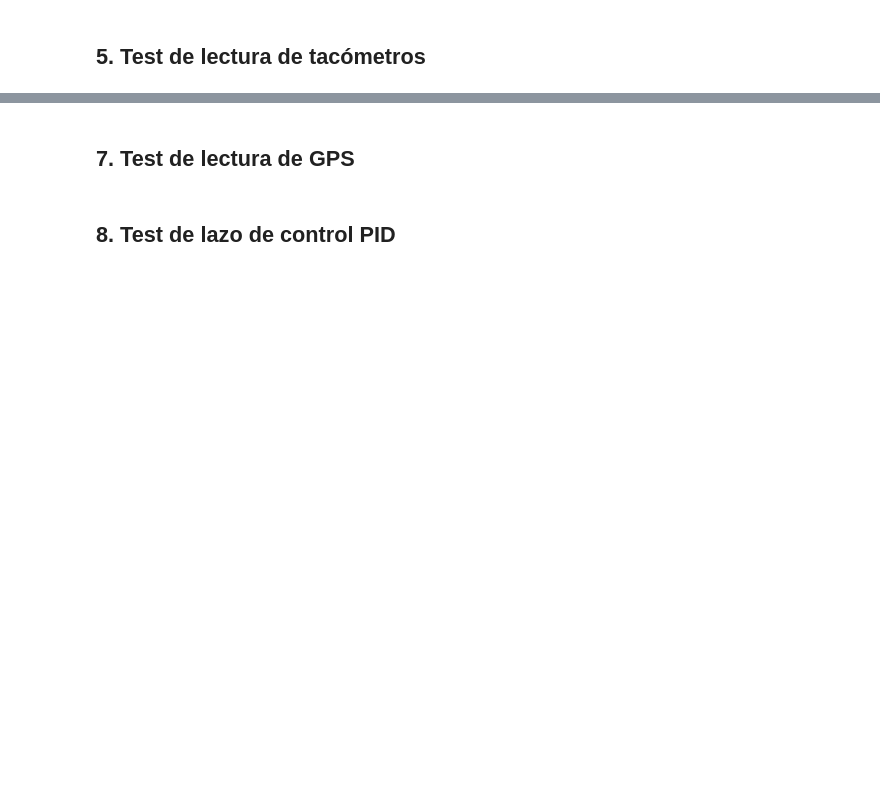
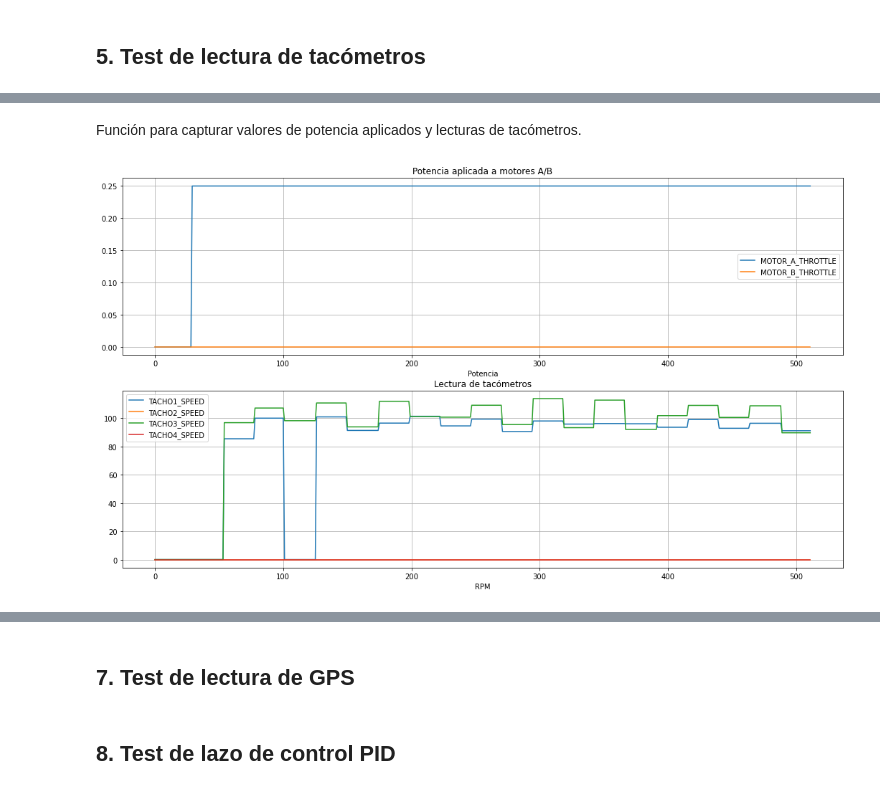
Before and after one commit to nhorro/ceai2020, a Jupyter notebook: intro_se/workspace/rover_groundcontrol/RoverBasicBenchTest.ipynb, the cells around one changed output, grey strips where cells are left out. Drawn from its saved outputs; the diff is of its cells as text; code cells hidden in the pictures; blank space fills up the shorter version.

```diff
--- a/intro_se/workspace/rover_groundcontrol/RoverBasicBenchTest.ipynb
+++ b/intro_se/workspace/rover_groundcontrol/RoverBasicBenchTest.ipynb
@@ -242,0 +269,42 @@ Reporte desconocido: Recibido: 50 4B 54 21 20 83 79 00 03 00 00 00 00 00 00 00 0
+# %%
+rover.set_motor_throttles([0, 0], RoverClient.MOTOR_A | RoverClient.MOTOR_B )
+# %% [markdown]
+Función para capturar valores de potencia aplicados y lecturas de tacómetros.
+# %%
+def capture_and_plot_tachometer_tmy(samples = 512,interval=0.01):
+    tmy_readings = []
+    for i in range(samples):
+        tmy_readings.append( np.array([ i,
+            rover.TMY_PARAM_MOTOR_A_THROTTLE, rover.TMY_PARAM_MOTOR_B_THROTTLE,
+            rover.TMY_PARAM_TACHO1_SPEED,
+            rover.TMY_PARAM_TACHO2_SPEED,
+            rover.TMY_PARAM_TACHO3_SPEED,
+            rover.TMY_PARAM_TACHO4_SPEED]) )
+        time.sleep(interval)
+    tmy_readings = np.array(tmy_readings)
+    fig,axes = plt.subplots(2,1,figsize=(18,10))
+    axes[0].plot(tmy_readings[:,0],tmy_readings[:,1])
+    axes[0].plot(tmy_readings[:,0],tmy_readings[:,2])
+
+    axes[1].plot(tmy_readings[:,0],tmy_readings[:,3])
+    axes[1].plot(tmy_readings[:,0],tmy_readings[:,2])
+    axes[1].plot(tmy_readings[:,0],tmy_readings[:,5])
+    axes[1].plot(tmy_readings[:,0],tmy_readings[:,6])
+
+    axes[0].grid(which="Both")
+    axes[1].grid(which="Both")
+    axes[0].legend( ["MOTOR_A_THROTTLE", "MOTOR_B_THROTTLE"] )
+    axes[1].legend( ["TACHO1_SPEED", "TACHO2_SPEED", "TACHO3_SPEED", "TACHO4_SPEED"])
+    axes[0].set_title("Potencia aplicada a motores A/B");
+    axes[1].set_title("Lectura de tacómetros");
+    axes[0].set_xlabel("Muestra")
+    axes[1].set_xlabel("Muestra")
+    axes[0].set_xlabel("Potencia")
+    axes[1].set_xlabel("RPM")
+    return
+# %%
+rover.set_motor_throttles([0.25, 0], RoverClient.MOTOR_A | RoverClient.MOTOR_B )
+tmy_readings = capture_and_plot_tachometer_tmy(512)
+rover.set_motor_throttles([0, 0], RoverClient.MOTOR_A | RoverClient.MOTOR_B )
+# %% [output]
+[figure, added]
```
Also changed, not shown: parts of 58 cells of this notebook, 24 other files.
